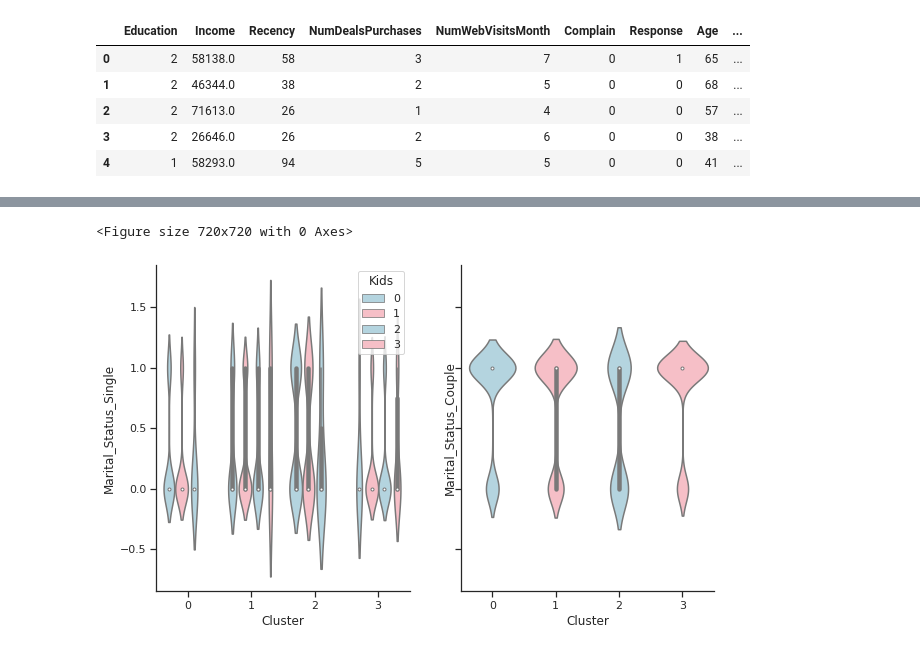
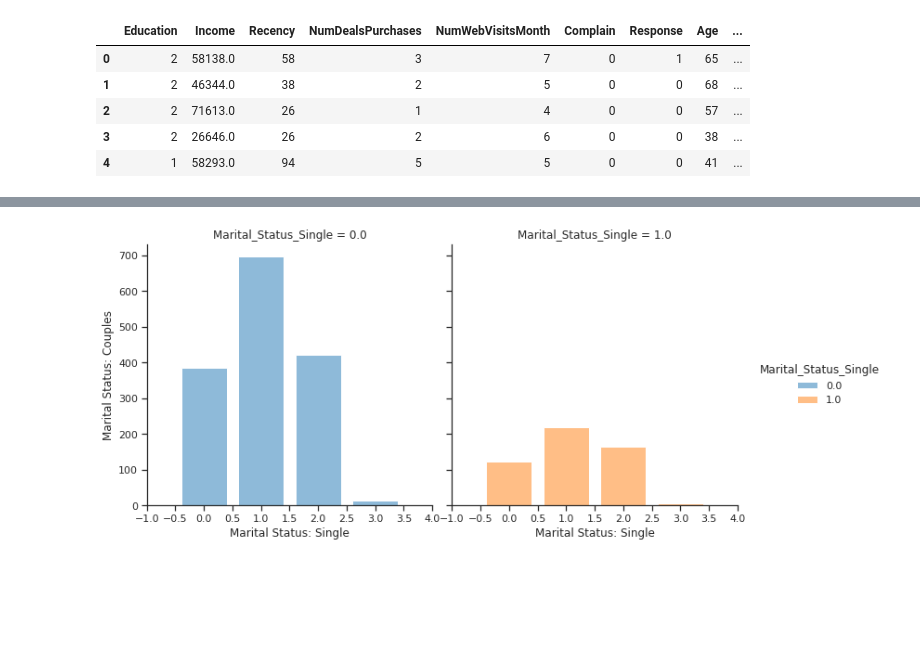
Before and after one commit to fgith/data-science, a Jupyter notebook: logistic-regression/logistic_regression_customerpersonality.ipynb, the cells around one changed output, grey strips where cells are left out. Cells and saved outputs as stored; diff of their text form; code cells hidden in the pictures; blank space fills up the shorter version.

```diff
--- a/logistic-regression/logistic_regression_customerpersonality.ipynb
+++ b/logistic-regression/logistic_regression_customerpersonality.ipynb
@@ -391,12 +391,22 @@ sns.despine()
 # %%
 # Income
-plt.figure(figsize=(10,10))
-fig, ax = plt.subplots(ncols=2,nrows=1, figsize=(5 * 2,6), sharex = True, sharey = True)
-sns.violinplot("Cluster", "Marital_Status_Single", data=df_orig,
-               palette=["lightblue", "lightpink"], ax=ax[0]);
-sns.violinplot("Cluster", "Marital_Status_Couple", data=df_orig,
-               palette=["lightblue", "lightpink"], ax=ax[1]);
+# plt.figure(figsize=(14,5))
+# fig, ax = plt.subplots(ncols=2,nrows=1, figsize=(5 * 2,6), sharex = True, sharey = True)
+# sns.violinplot("Cluster", "Marital_Status_Single", data=df_orig,
+#                palette=["lightblue", "lightpink"], ax=ax[0]);
+# sns.violinplot("Cluster", "Marital_Status_Couple", data=df_orig,
+#                palette=["lightblue", "lightpink"], ax=ax[1]);
+# sns.despine()
+
+# Single = df_orig.groupby("Marital_Status_Single").sum()
+# sns.relplot(data=Single, x="Cluster", y="Customer_Since", kind="line")
+# Single.head()
+
+g = sns.displot(data=df_orig, x="Cluster", hue="Marital_Status_Single", col="Marital_Status_Single",bins=[0,1,2,3],discrete=True,
+                shrink=0.8)
+g.set_axis_labels("Marital Status: Single", "Marital Status: Couples")
+g.set_xlabels(clear_inner = True)
+g.set_xticklabels(step=1)
 sns.despine()
 # %% [output]
-<Figure size 720x720 with 0 Axes>
-[figure, old version]
+[figure, new version]
```
Also changed, not shown: parts of 4 cells of this notebook.
